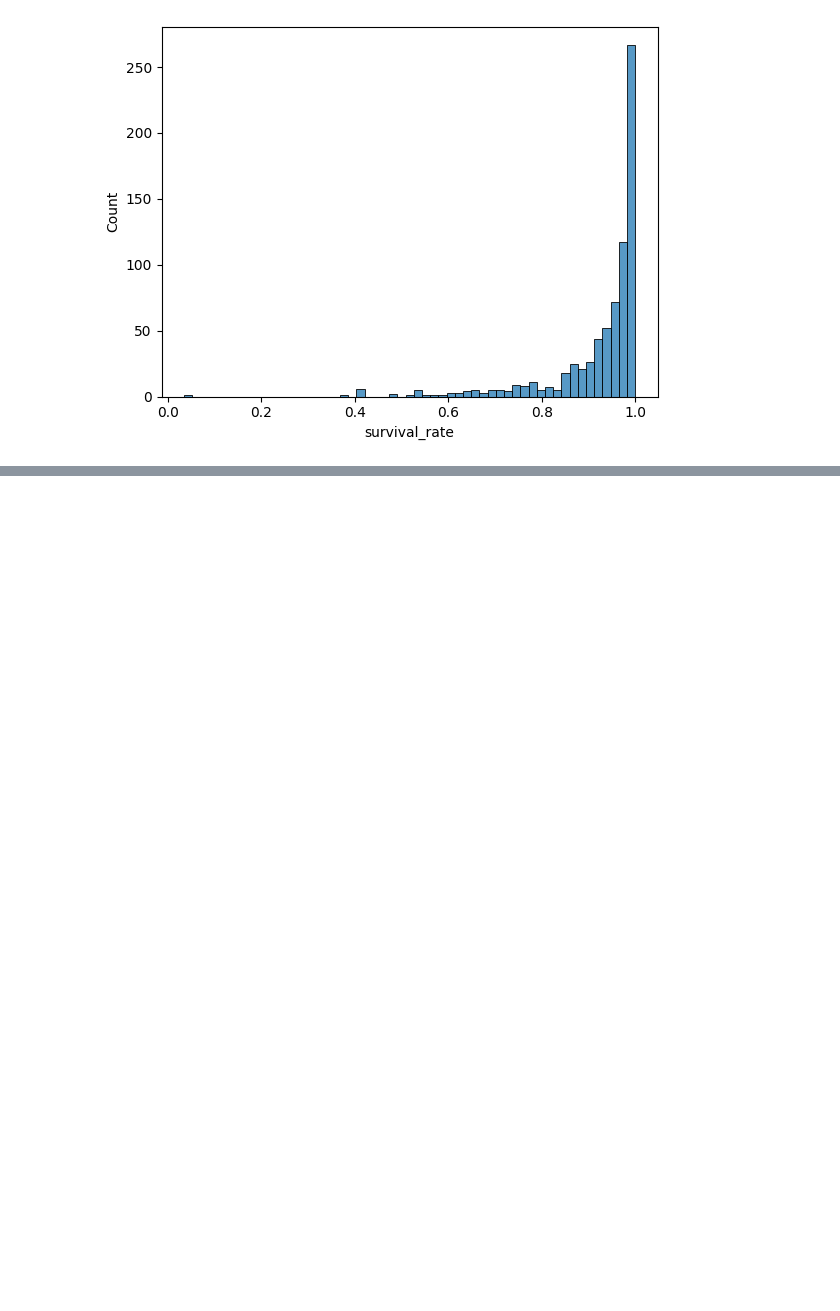
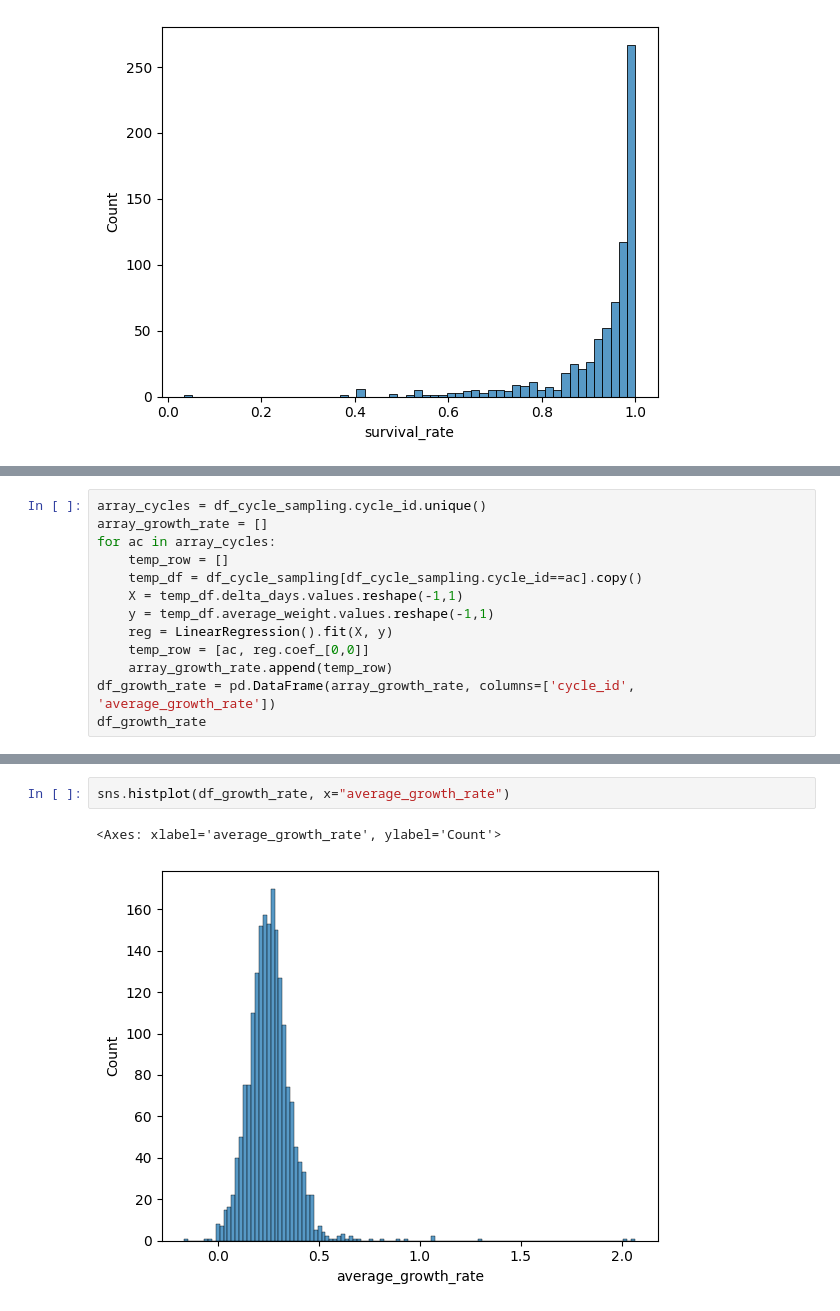
Before and after one commit to Kyunianti19/jala_assignment_test, a Jupyter notebook: analysis.ipynb, the cells around one changed output, grey strips where cells are left out. Drawn from its saved outputs; the diff is of its cells as text; blank space fills up the shorter version.

```diff
--- a/analysis.ipynb
+++ b/analysis.ipynb
@@ -166,0 +243,13 @@ Summary
+# %%
+array_cycles = df_cycle_sampling.cycle_id.unique()
+array_growth_rate = []
+for ac in array_cycles:
+    temp_row = []
+    temp_df = df_cycle_sampling[df_cycle_sampling.cycle_id==ac].copy()
+    X = temp_df.delta_days.values.reshape(-1,1)
+    y = temp_df.average_weight.values.reshape(-1,1)
+    reg = LinearRegression().fit(X, y)
+    temp_row = [ac, reg.coef_[0,0]]
+    array_growth_rate.append(temp_row)
+df_growth_rate = pd.DataFrame(array_growth_rate, columns=['cycle_id', 'average_growth_rate'])
+df_growth_rate
@@ -166,0 +284,5 @@ Summary
+# %%
+sns.histplot(df_growth_rate, x="average_growth_rate")
+# %% [output]
+<Axes: xlabel='average_growth_rate', ylabel='Count'>
+[figure, added]
```
Also changed, not shown: parts of 21 cells of this notebook, 1 other file.
